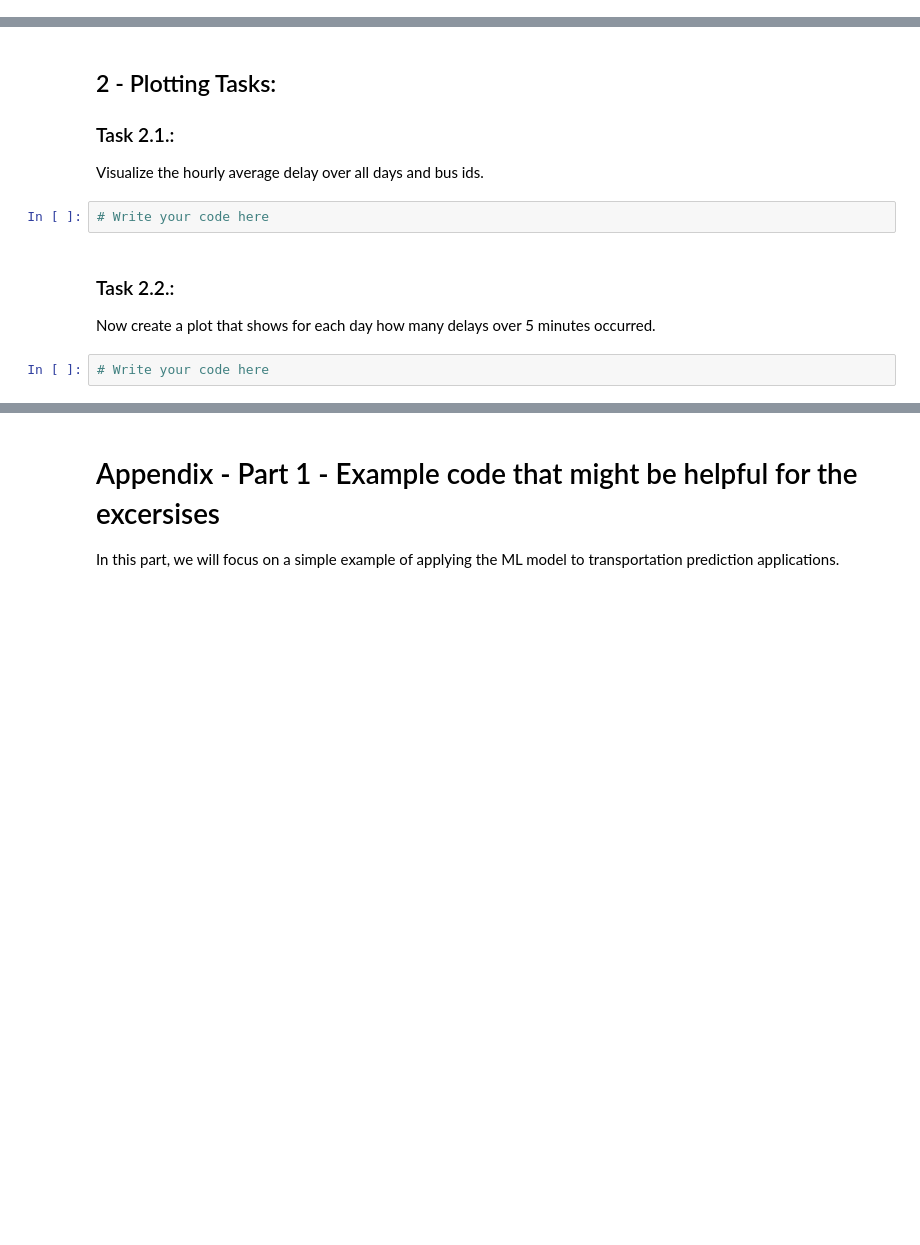
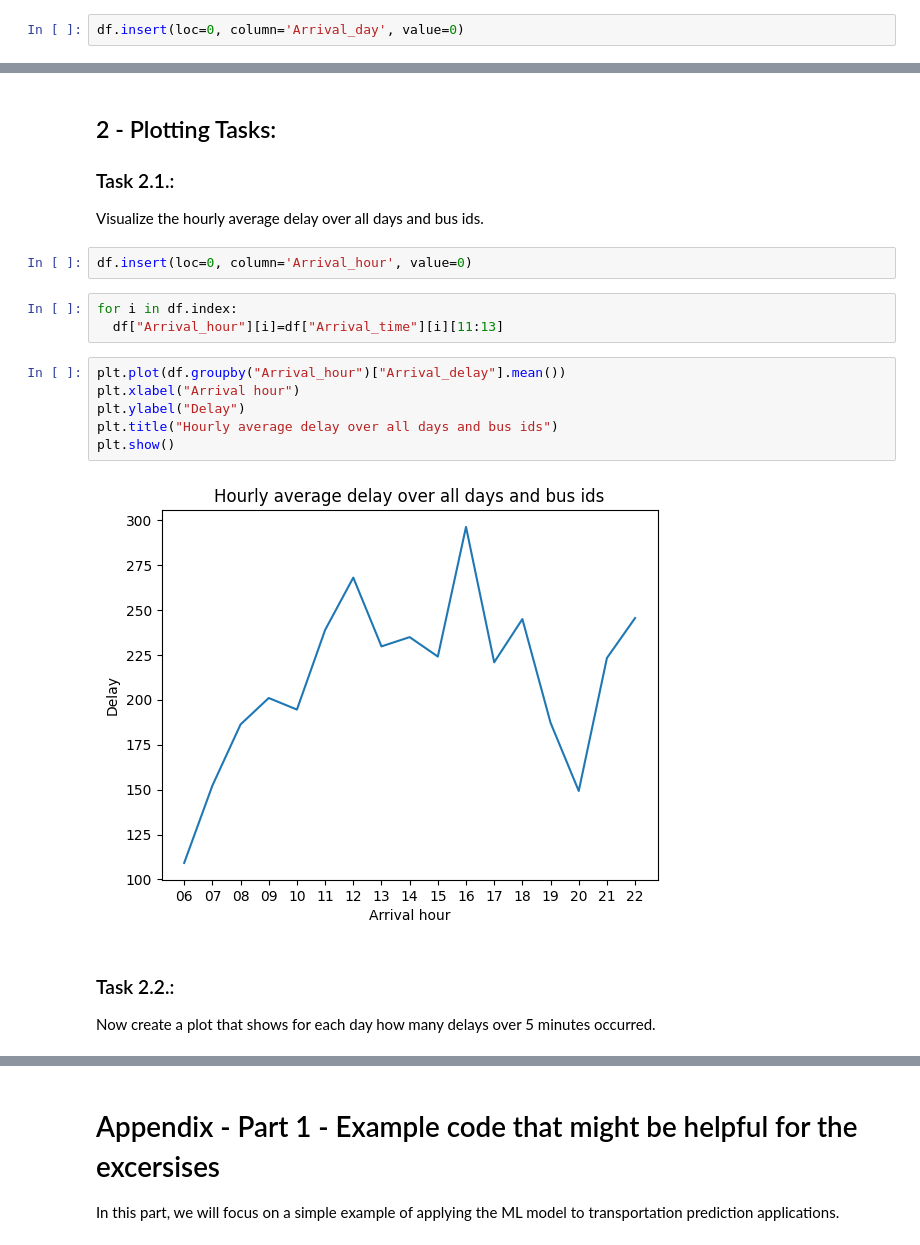
Before and after one commit to martinroth25/ai_transportation_course, a Jupyter notebook: Exercise_1_Python_basics/Exercise_1_python_basics.ipynb, the cells around one changed output, grey strips where cells are left out. Saved outputs shown, nothing was run; the diff lists cells and outputs as text; blank space fills up the shorter version.

```diff
--- a/Exercise_1_Python_basics/Exercise_1_python_basics.ipynb
+++ b/Exercise_1_Python_basics/Exercise_1_python_basics.ipynb
@@ -368,6 +370,8 @@ df.sort_values("Arrival_delay",ascending=False)[["Bus_id","Arrival_delay"]].head
 ### Task 1.2.:
 
 Identify the 3 days with the lowest and the 3 days with the highest average arrival delay.
+# %%
+df.insert(loc=0, column='Arrival_day', value=0)
 # %%
 for i in df.index:
   df["Arrival_day"][i]=df["Arrival_time"][i][:10]
@@ -418,11 +422,20 @@ plt.show()
 ### Task 2.1.:
 
 Visualize the hourly average delay over all days and bus ids.
-# %%
-# Write your code here
+# %%
+df.insert(loc=0, column='Arrival_hour', value=0)
+# %%
+for i in df.index:
+  df["Arrival_hour"][i]=df["Arrival_time"][i][11:13]
+# %%
+plt.plot(df.groupby("Arrival_hour")["Arrival_delay"].mean())
+plt.xlabel("Arrival hour")
+plt.ylabel("Delay")
+plt.title("Hourly average delay over all days and bus ids")
+plt.show()
+# %% [output]
+[figure, added]
 # %% [markdown]
 ### Task 2.2.:
 
 Now create a plot that shows for each day how many delays over 5 minutes occurred.
-# %%
-# Write your code here
```
Also changed, not shown: parts of 4 cells of this notebook.
